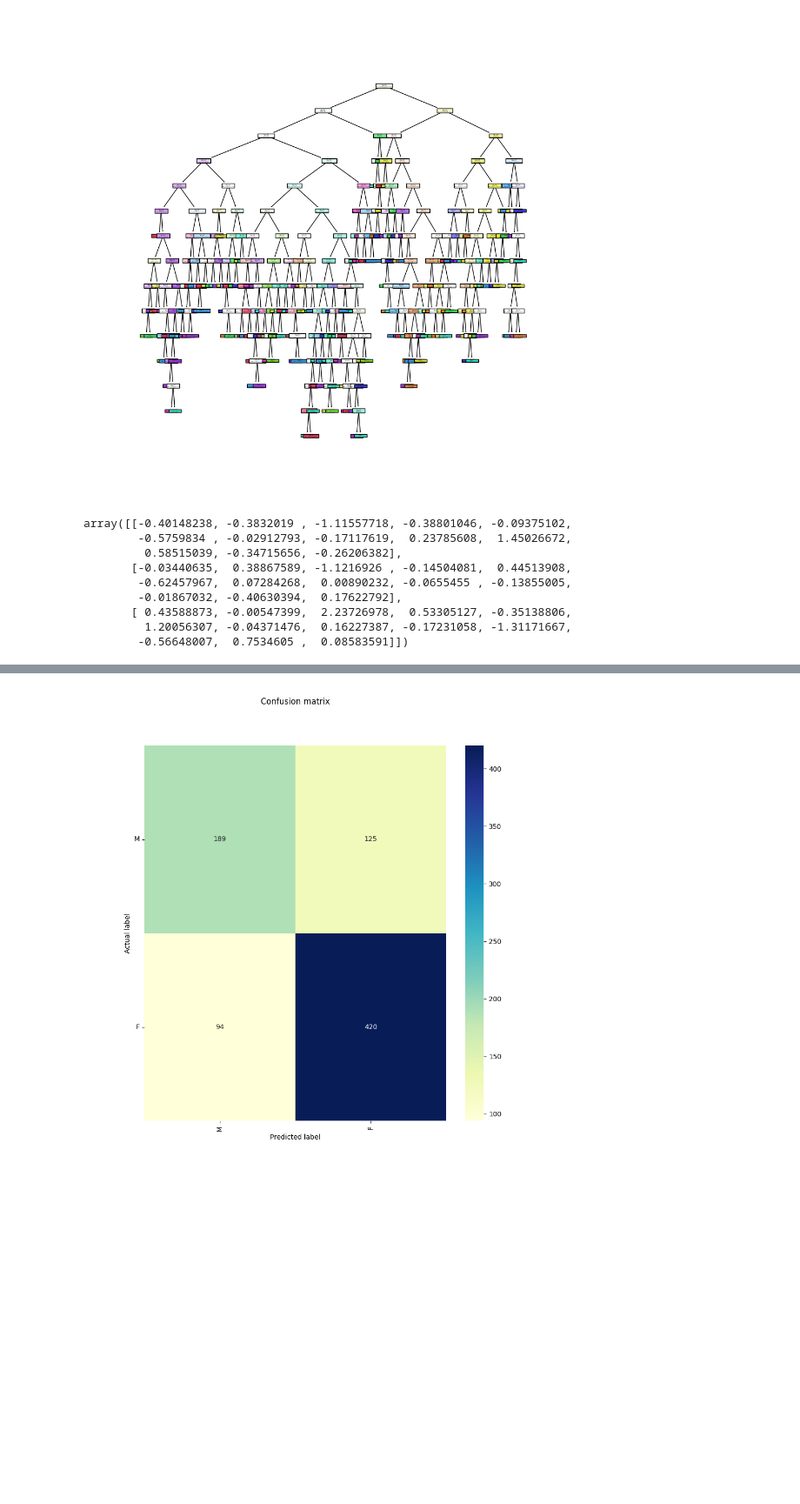
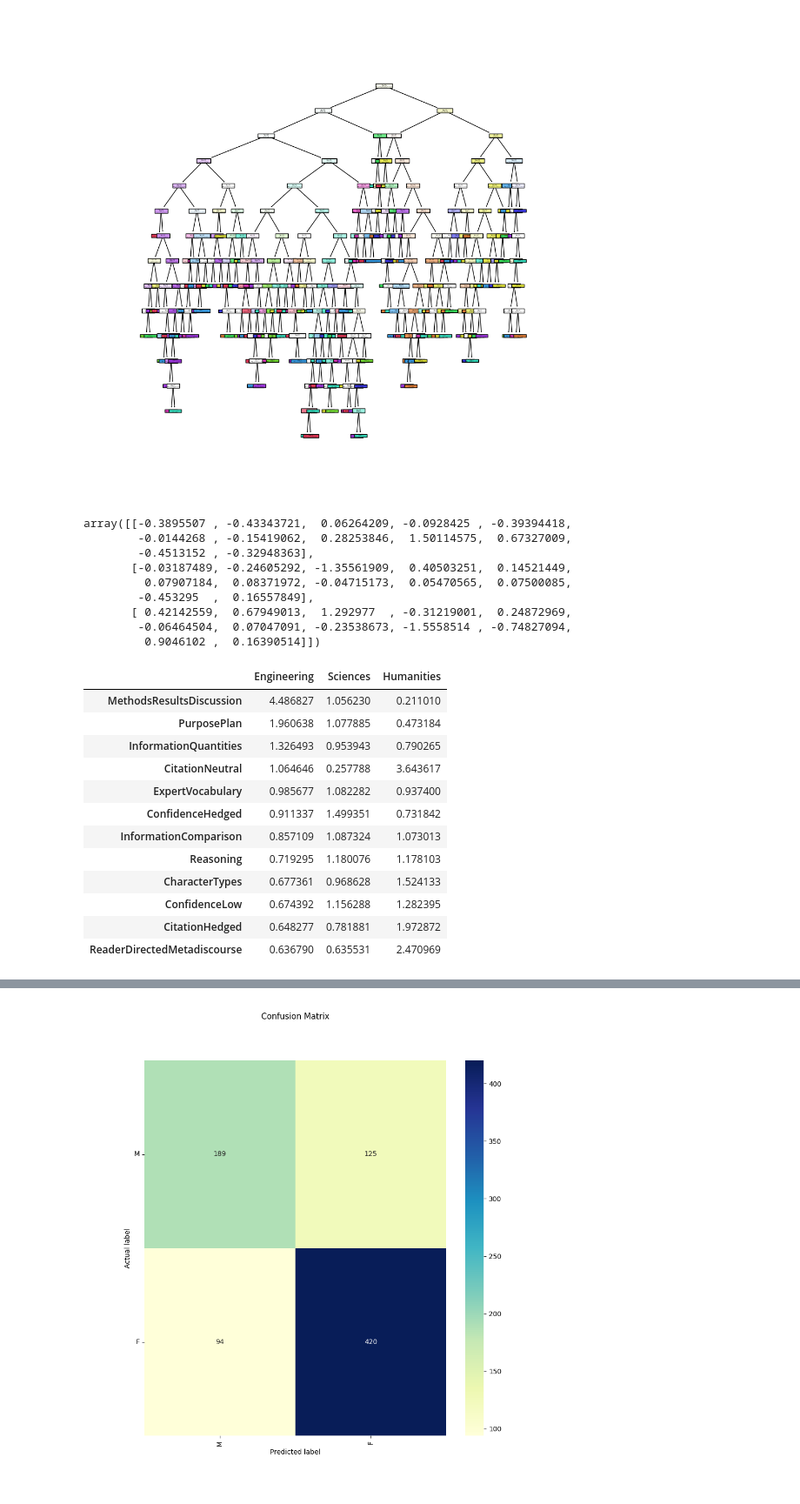
Before and after one commit to html1101/WaD-Analysis, a Jupyter notebook: calculations.ipynb, the cells around one changed output, grey strips where cells are left out. Shown at 87% size. Cells and saved outputs as stored; diff of their text form; code cells hidden in the pictures; blank space fills up the shorter version.

Commit message:
Added Coef values

```diff
--- a/calculations.ipynb
+++ b/calculations.ipynb
@@ -58,12 +58,12 @@ set(data["PaperDiscipline"])
 # %%
 # Take everything quantitative; this will be our input
 feature_names = ["CharacterTypes",
-    "CitationAuthority",
-    "CitationControversy",
+    # "CitationAuthority",
+    # "CitationControversy",
     "CitationHedged",
     "CitationNeutral",
     "ConfidenceHedged",
-    "ConfidenceHigh",
+    # "ConfidenceHigh",
     "ConfidenceLow",
     "ExpertVocabulary",
     "InformationComparison",
@@ -71,7 +71,7 @@ feature_names = ["CharacterTypes",
     "MethodsResultsDiscussion",
     "PurposePlan",
     "ReaderDirectedMetadiscourse",
-    "ReaderDirectedMetadiscourseFP",
+    # "ReaderDirectedMetadiscourseFP",
     "Reasoning"
 ]
 
@@ -181,7 +181,7 @@ from sklearn import tree
 # Randomly shuffle + place into testing and training
 # pca = PCA(n_components = 16)
 # pca.fit(input_train)
-X = input_train
+X = np.array(input_train)
 y = np.array(output_train)
 print(X)
 X_train, X_test, y_train, y_test = train_test_split(X, y, test_size=0.1, random_state=197)
@@ -253,15 +248,36 @@ KeyboardInterrupt:
 # %%
 clf_2.coef_
 # %% [output]
-array([[-0.40148238, -0.3832019 , -1.11557718, -0.38801046, -0.09375102,
-        -0.5759834 , -0.02912793, -0.17117619,  0.23785608,  1.45026672,
-         0.58515039, -0.34715656, -0.26206382],
-       [-0.03440635,  0.38867589, -1.1216926 , -0.14504081,  0.44513908,
-        -0.62457967,  0.07284268,  0.00890232, -0.0655455 , -0.13855005,
-        -0.01867032, -0.40630394,  0.17622792],
-       [ 0.43588873, -0.00547399,  2.23726978,  0.53305127, -0.35138806,
-         1.20056307, -0.04371476,  0.16227387, -0.17231058, -1.31171667,
-        -0.56648007,  0.7534605 ,  0.08583591]])
+array([[-0.3895507 , -0.43343721,  0.06264209, -0.0928425 , -0.39394418,
+        -0.0144268 , -0.15419062,  0.28253846,  1.50114575,  0.67327009,
+        -0.4513152 , -0.32948363],
+       [-0.03187489, -0.24605292, -1.35561909,  0.40503251,  0.14521449,
+         0.07907184,  0.08371972, -0.04715173,  0.05470565,  0.07500085,
+        -0.453295  ,  0.16557849],
+       [ 0.42142559,  0.67949013,  1.292977  , -0.31219001,  0.24872969,
+        -0.06464504,  0.07047091, -0.23538673, -1.5558514 , -0.74827094,
+         0.9046102 ,  0.16390514]])
+# %%
+odds = np.exp(clf_2.coef_).transpose()
+
+pd.DataFrame(odds,
+             feature_names,
+             columns=discipline_to.keys())\
+            .sort_values(by='Engineering', ascending=False)
+# %% [output]
+|  | Engineering | Sciences | Humanities |
+| MethodsResultsDiscussion | 4.486827 | 1.056230 | 0.211010 |
+| PurposePlan | 1.960638 | 1.077885 | 0.473184 |
+| InformationQuantities | 1.326493 | 0.953943 | 0.790265 |
+| CitationNeutral | 1.064646 | 0.257788 | 3.643617 |
+| ExpertVocabulary | 0.985677 | 1.082282 | 0.937400 |
+| ConfidenceHedged | 0.911337 | 1.499351 | 0.731842 |
+| InformationComparison | 0.857109 | 1.087324 | 1.073013 |
+| Reasoning | 0.719295 | 1.180076 | 1.178103 |
+| CharacterTypes | 0.677361 | 0.968628 | 1.524133 |
+| ConfidenceLow | 0.674392 | 1.156288 | 1.282395 |
+| CitationHedged | 0.648277 | 0.781881 | 1.972872 |
+| ReaderDirectedMetadiscourse | 0.636790 | 0.635531 | 2.470969 |
 # %%
 !pip3 install seaborn
 # %% [output]
```
Also changed, not shown: parts of 3 cells of this notebook, 1 other file.
